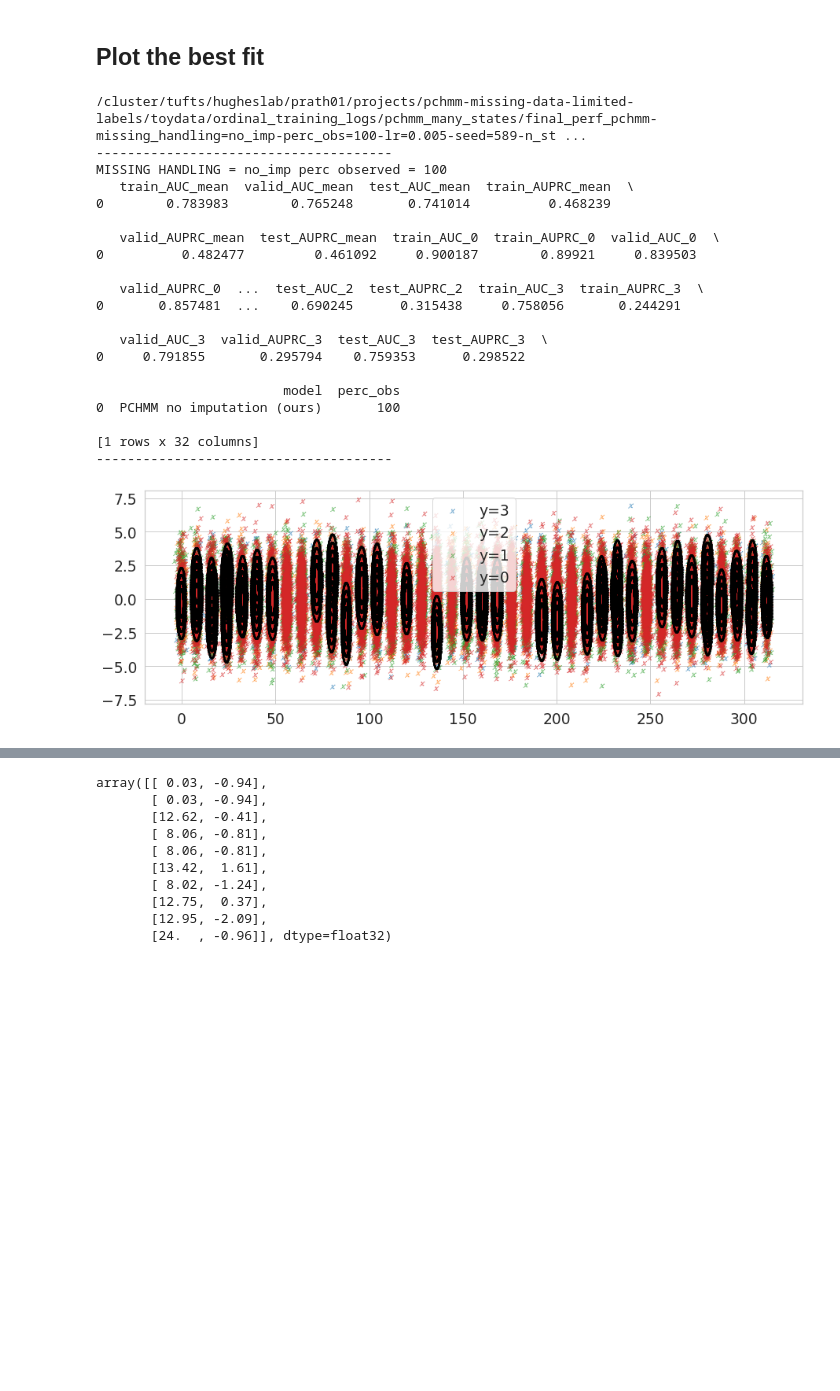
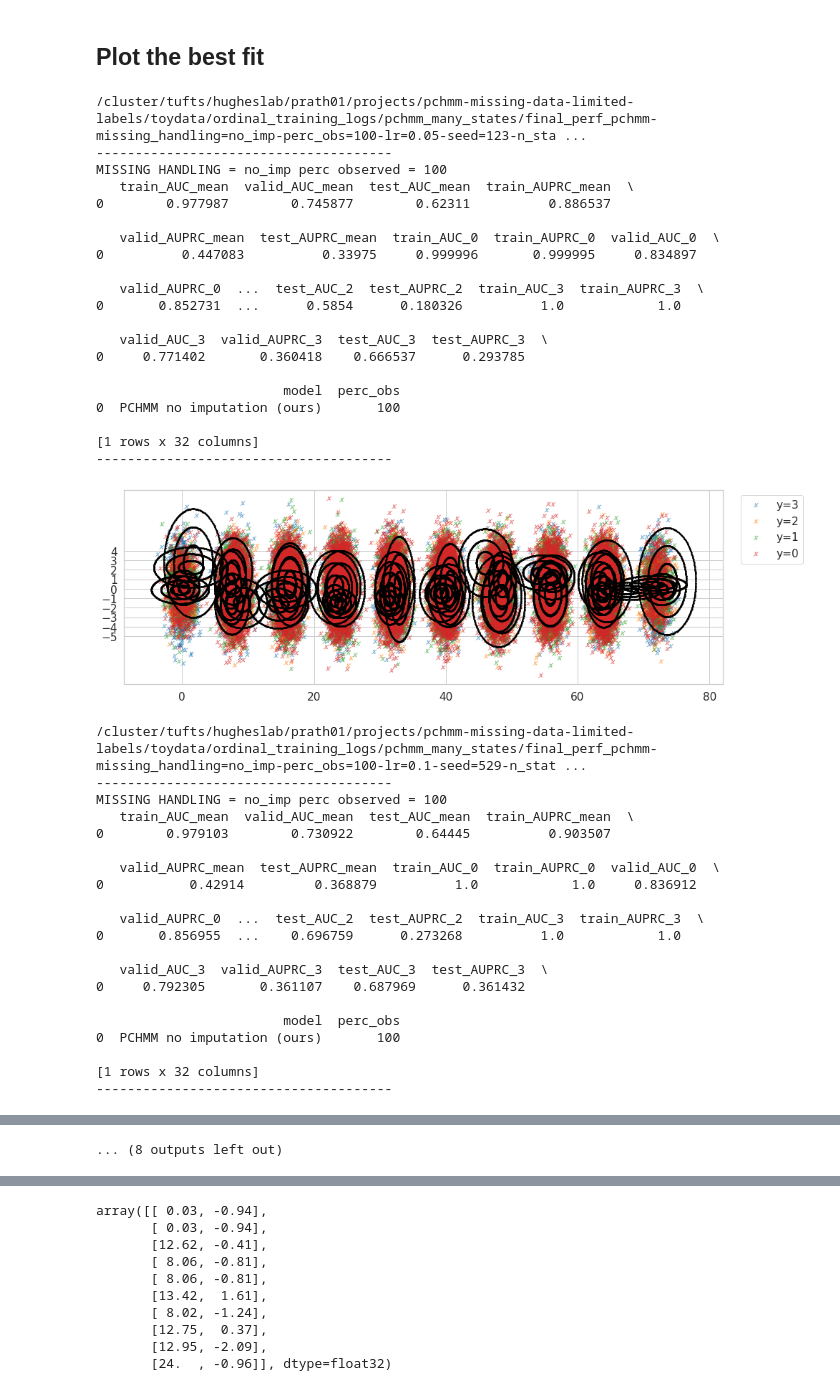
Before and after one commit to tufts-ml/pchmm-missing-data-limited-labels, a Jupyter notebook: toydata/notebooks/evaluate_performance_toydata_many_states.ipynb, the cells around one changed output, grey strips where cells are left out. Drawn from its saved outputs; the diff is of its cells as text; code cells hidden in the pictures; blank space fills up the shorter version.

```diff
--- a/toydata/notebooks/evaluate_performance_toydata_many_states.ipynb
+++ b/toydata/notebooks/evaluate_performance_toydata_many_states.ipynb
@@ -16,7 +16,7 @@ def visualize2D_new(data_DTN=None, y_N=None, mu_all=None, cov_all=None, levels=3
                     missing_handling="", perc_obs='20', savename=None):
 
     f, ax = plt.subplots(figsize=(15, 5))
-    sns.set_context("notebook", font_scale=1.7)
+    sns.set_context("notebook", font_scale=1.4)
     sns.set_style("whitegrid")
 
     ordinal_labels_num = np.max(y_N)+1
@@ -28,8 +28,9 @@ def visualize2D_new(data_DTN=None, y_N=None, mu_all=None, cov_all=None, levels=3
         ax.scatter(feature_vals_ND_labels_y[0, :], feature_vals_ND_labels_y[1, :],
                     marker='$x$', linestyle=':', alpha=0.5, label=f'y={ordinal_label}')
 
-
-        ax.legend()
+        ax.set_yticks(np.arange(-5, 5))
+        ax.tick_params(axis='y', which='both')
+        ax.legend(bbox_to_anchor=(1.02, 1))
     fontsize=10
 
 #     ax.set_xlim([-5, 30])
@@ -64,7 +65,7 @@ def visualize2D_new(data_DTN=None, y_N=None, mu_all=None, cov_all=None, levels=3
         # Rotate according to eigenvectors
         Zrotellipse_DG = np.dot(rot_DD, Zellipse_DG)
 
-        radius_lengths=[1.0, 1.5, 2.0, 2.5]
+        radius_lengths=[1.0, 2.0, 3.0]
 
         # Plot contour lines across several radius lengths
         for r in radius_lengths:
@@ -133,32 +134,31 @@ missing_handling_aka_dict = {'no_imp' : 'no imputation (ours)',
 
 for missing_handling in ['no_imp']:
     for perc_obs in ['100']:
-        all_fits_csvs = glob.glob(os.path.join(fits_dir, "final_perf*pchmm-*missing_handling=%s-*perc_obs=%s-*.csv"%(missing_handling, perc_obs)))
+        all_fits_csvs = glob.glob(os.path.join(fits_dir, "final_perf*pchmm-*missing_handling=%s-*perc_obs=%s-*lr=*n_states=*lamb=*.csv"%(missing_handling, perc_obs)))
 #         all_fits_csvs = glob.glob(os.path.join(fits_dir, "final_perf*pchmm-*missing_handling=%s-*perc_obs=%s-*n_states=*lamb=*.csv"%(missing_handling, perc_obs)))
         losses_per_fit_np = np.zeros(len(all_fits_csvs))
         auc_per_fit_np = np.zeros(len(all_fits_csvs))
 
 
         for ii, fit_csv in enumerate(all_fits_csvs):
-            fit_df = pd.read_csv(fit_csv)
-            hist_csv = fit_csv.replace('final_perf_', '')
-            hist_df = pd.read_csv(hist_csv)
-            lamb = int(hist_csv.replace('.csv', '').split('lamb=')[-1])
-            curr_loss = hist_df['val_hmm_model_loss'].to_numpy()[-1] + (hist_df['val_predictor_loss'].to_numpy()[-1])/lamb
-            val_auc = fit_df['test_AUC_mean'].values[0]
-            losses_per_fit_np[ii]=curr_loss
-            auc_per_fit_np[ii]=val_auc
-
+            try:
+                fit_df = pd.read_csv(fit_csv)
+                hist_csv = fit_csv.replace('final_perf_', '')
+                hist_df = pd.read_csv(hist_csv)
+                lamb = int(hist_csv.replace('.csv', '').split('lamb=')[-1])
+                curr_loss = hist_df['val_hmm_model_loss'].to_numpy()[-1] + (hist_df['val_predictor_loss'].to_numpy()[-1])/lamb
+                val_auc = fit_df['valid_AUC_mean'].values[0]
+                losses_per_fit_np[ii]=curr_loss
+                auc_per_fit_np[ii]=val_auc
+            except:
+                losses_per_fit_np[ii] = np.inf
+                auc_per_fit_np[ii] = 0
 
         sorted_losses_inds = np.argsort(losses_per_fit_np)
         sorted_auc_inds = np.argsort(auc_per_fit_np)
-        for kk in range(1):
+        for kk in range(10):
 #             best_fit_ind = sorted_losses_inds[kk]
             best_fit_ind = sorted_auc_inds[-1-kk]
-
-
-    #         best_fit_ind = np.argmin(losses_per_fit_np)
-    #         best_fit_ind = np.argmax(auc_per_fit_np)
             best_fit_csv = all_fits_csvs[best_fit_ind]
 
             print(best_fit_csv)
@@ -179,36 +179,56 @@ for missing_handling in ['no_imp']:
             print(final_perf_df)
             print('--------------------------------------')
 
 
             mu_all = np.load(best_fit_mu)
             cov_all = np.load(best_fit_cov)
             eta_all = np.load(best_fit_eta)
 
             visualize2D_new(data_DTN=data_DTN, y_N=y_N, mu_all=mu_all, cov_all=cov_all, levels=3,
                     markerlist=['$x$', '$o$'], alpha=0.3,
                     missing_handling=missing_handling,
                    perc_obs=perc_obs,
 #                             savename='toydata_fits.png'
                            )
 # %% [output]
-/cluster/tufts/hugheslab/prath01/projects/pchmm-missing-data-limited-labels/toydata/ordinal_training_logs/pchmm_many_states/final_perf_pchmm-missing_handling=no_imp-perc_obs=100-lr=0.005-seed=589-n_st ...
+/cluster/tufts/hugheslab/prath01/projects/pchmm-missing-data-limited-labels/toydata/ordinal_training_logs/pchmm_many_states/final_perf_pchmm-missing_handling=no_imp-perc_obs=100-lr=0.05-seed=123-n_sta ...
 --------------------------------------
 MISSING HANDLING = no_imp perc observed = 100
    train_AUC_mean  valid_AUC_mean  test_AUC_mean  train_AUPRC_mean  \
-0        0.783983        0.765248       0.741014          0.468239
+0        0.977987        0.745877        0.62311          0.886537
 
    valid_AUPRC_mean  test_AUPRC_mean  train_AUC_0  train_AUPRC_0  valid_AUC_0  \
-0          0.482477         0.461092     0.900187        0.89921     0.839503
+0          0.447083          0.33975     0.999996       0.999995     0.834897
 
    valid_AUPRC_0  ...  test_AUC_2  test_AUPRC_2  train_AUC_3  train_AUPRC_3  \
-0       0.857481  ...    0.690245      0.315438     0.758056       0.244291
+0       0.852731  ...      0.5854      0.180326          1.0            1.0
 
    valid_AUC_3  valid_AUPRC_3  test_AUC_3  test_AUPRC_3  \
-0     0.791855       0.295794    0.759353      0.298522
+0     0.771402       0.360418    0.666537      0.293785
 
                         model  perc_obs
 0  PCHMM no imputation (ours)       100
 
 [1 rows x 32 columns]
 --------------------------------------
-[figure, old version]
+[figure, new version]
+/cluster/tufts/hugheslab/prath01/projects/pchmm-missing-data-limited-labels/toydata/ordinal_training_logs/pchmm_many_states/final_perf_pchmm-missing_handling=no_imp-perc_obs=100-lr=0.1-seed=529-n_stat ...
+--------------------------------------
+MISSING HANDLING = no_imp perc observed = 100
+   train_AUC_mean  valid_AUC_mean  test_AUC_mean  train_AUPRC_mean  \
+0        0.979103        0.730922        0.64445          0.903507
+
+   valid_AUPRC_mean  test_AUPRC_mean  train_AUC_0  train_AUPRC_0  valid_AUC_0  \
+0           0.42914         0.368879          1.0            1.0     0.836912
+
+   valid_AUPRC_0  ...  test_AUC_2  test_AUPRC_2  train_AUC_3  train_AUPRC_3  \
+0       0.856955  ...    0.696759      0.273268          1.0            1.0
+
+   valid_AUC_3  valid_AUPRC_3  test_AUC_3  test_AUPRC_3  \
+0     0.792305       0.361107    0.687969      0.361432
+
+                        model  perc_obs
+0  PCHMM no imputation (ours)       100
+
+[1 rows x 32 columns]
+--------------------------------------
@@ -214,0 +320 @@ MISSING HANDLING = no_imp perc observed = 100
+... (8 outputs left out)
```
Also changed, not shown: parts of 4 cells of this notebook, 3 other files.
